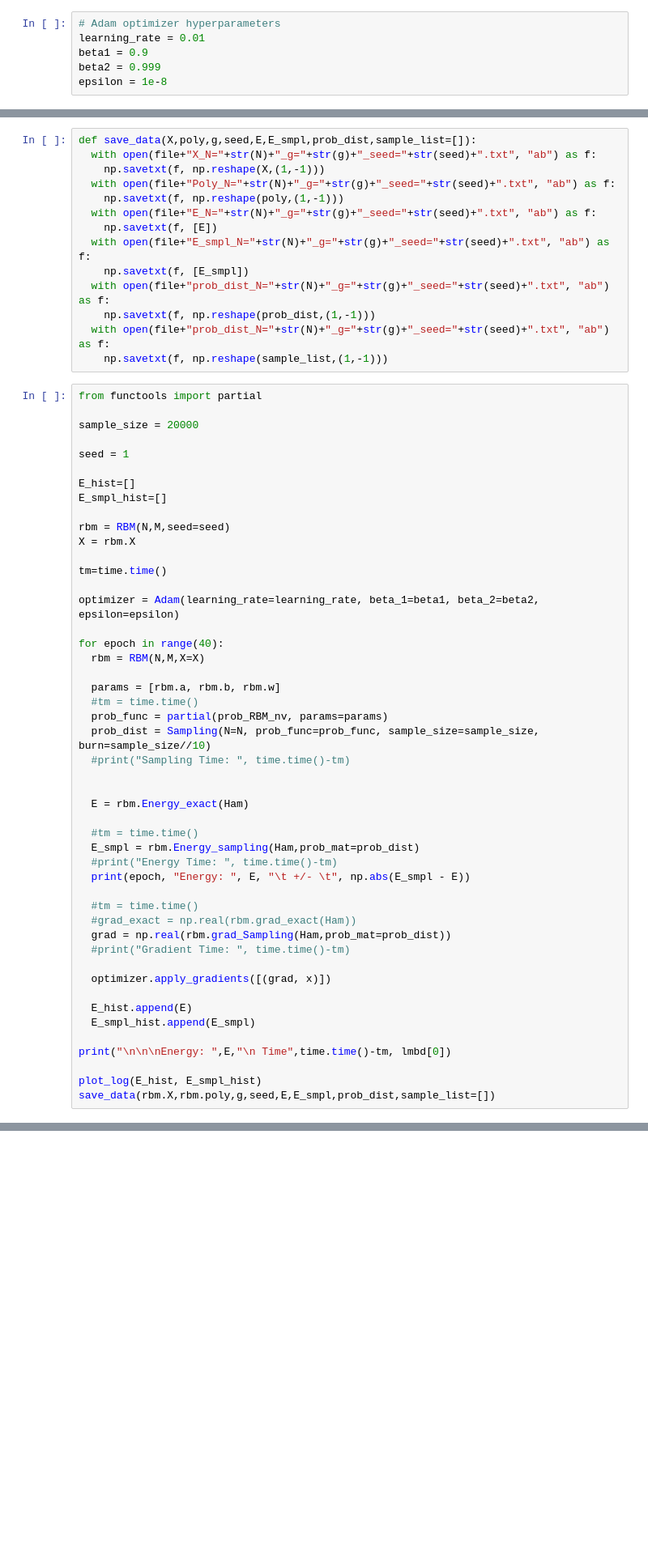
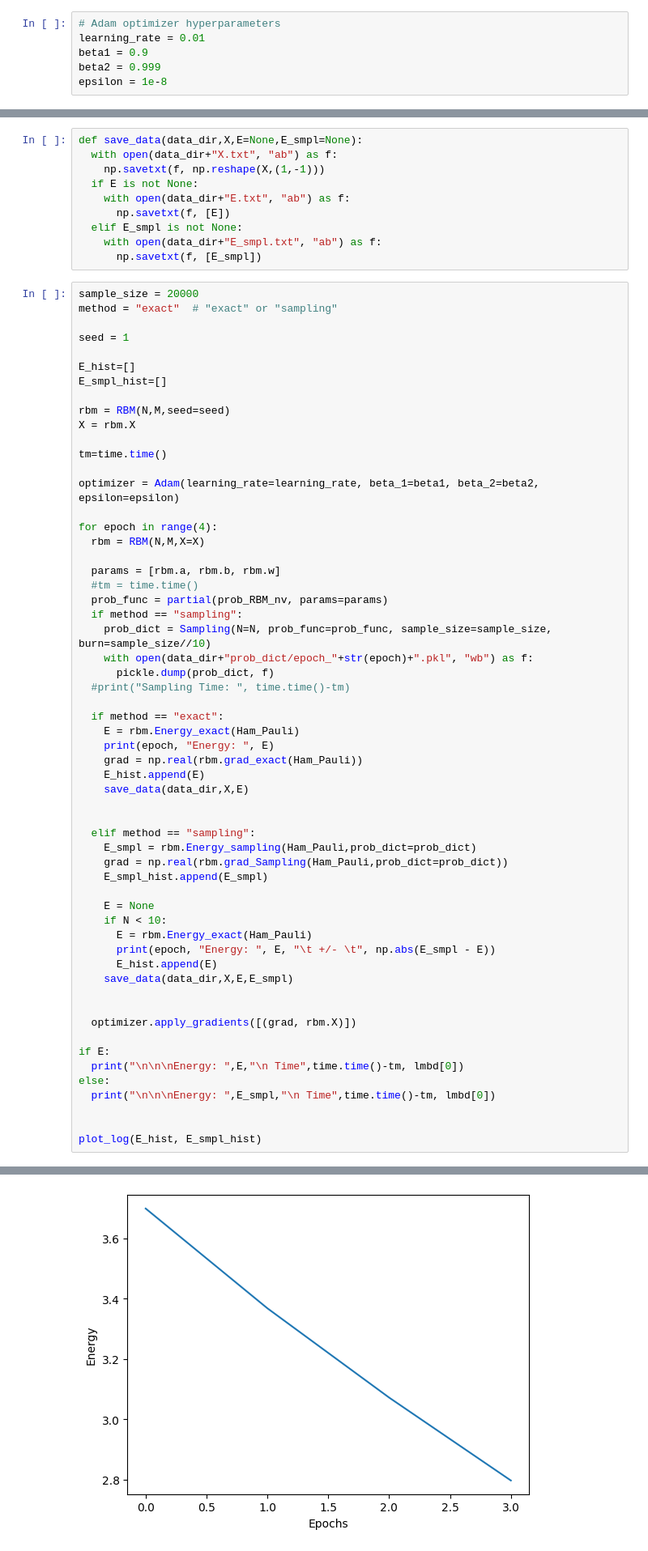
Before and after one commit to vinitX/Quantum-Sampling, a Jupyter notebook: CudaQ/LiCo_Numpy.ipynb, the cells around one changed output, grey strips where cells are left out. Shown at 81% size. Cells and saved outputs as stored; diff of their text form; blank space fills up the shorter version.

```diff
--- a/CudaQ/LiCo_Numpy.ipynb
+++ b/CudaQ/LiCo_Numpy.ipynb
@@ -68,21 +78,16 @@ def plot_log(E_hist, E_smpl_hist):
 # %%
-def save_data(X,poly,g,seed,E,E_smpl,prob_dist,sample_list=[]):
-  with open(file+"X_N="+str(N)+"_g="+str(g)+"_seed="+str(seed)+".txt", "ab") as f:
+def save_data(data_dir,X,E=None,E_smpl=None):
+  with open(data_dir+"X.txt", "ab") as f:
     np.savetxt(f, np.reshape(X,(1,-1)))
-  with open(file+"Poly_N="+str(N)+"_g="+str(g)+"_seed="+str(seed)+".txt", "ab") as f:
-    np.savetxt(f, np.reshape(poly,(1,-1)))
-  with open(file+"E_N="+str(N)+"_g="+str(g)+"_seed="+str(seed)+".txt", "ab") as f:
-    np.savetxt(f, [E])
-  with open(file+"E_smpl_N="+str(N)+"_g="+str(g)+"_seed="+str(seed)+".txt", "ab") as f:
-    np.savetxt(f, [E_smpl])
-  with open(file+"prob_dist_N="+str(N)+"_g="+str(g)+"_seed="+str(seed)+".txt", "ab") as f:
-    np.savetxt(f, np.reshape(prob_dist,(1,-1)))
-  with open(file+"prob_dist_N="+str(N)+"_g="+str(g)+"_seed="+str(seed)+".txt", "ab") as f:
-    np.savetxt(f, np.reshape(sample_list,(1,-1)))
+  if E is not None:
+    with open(data_dir+"E.txt", "ab") as f:
+      np.savetxt(f, [E])
+  elif E_smpl is not None:
+    with open(data_dir+"E_smpl.txt", "ab") as f:
+      np.savetxt(f, [E_smpl])
 # %%
-from functools import partial
-
 sample_size = 20000
+method = "exact"  # "exact" or "sampling"
 
 seed = 1
 
@@ -96,35 +101,46 @@ tm=time.time()
 
 optimizer = Adam(learning_rate=learning_rate, beta_1=beta1, beta_2=beta2, epsilon=epsilon)
 
-for epoch in range(40):
+for epoch in range(4):
   rbm = RBM(N,M,X=X)
 
   params = [rbm.a, rbm.b, rbm.w]
   #tm = time.time()
   prob_func = partial(prob_RBM_nv, params=params)
-  prob_dist = Sampling(N=N, prob_func=prob_func, sample_size=sample_size, burn=sample_size//10)
+  if method == "sampling":
+    prob_dict = Sampling(N=N, prob_func=prob_func, sample_size=sample_size, burn=sample_size//10)
+    with open(data_dir+"prob_dict/epoch_"+str(epoch)+".pkl", "wb") as f:
+      pickle.dump(prob_dict, f)
   #print("Sampling Time: ", time.time()-tm)
 
+  if method == "exact":
+    E = rbm.Energy_exact(Ham_Pauli)
+    print(epoch, "Energy: ", E)
+    grad = np.real(rbm.grad_exact(Ham_Pauli))
+    E_hist.append(E)
+    save_data(data_dir,X,E)
 
-  E = rbm.Energy_exact(Ham)
 
-  #tm = time.time()
-  E_smpl = rbm.Energy_sampling(Ham,prob_mat=prob_dist)
-  #print("Energy Time: ", time.time()-tm)
-  print(epoch, "Energy: ", E, "\t +/- \t", np.abs(E_smpl - E))
+  elif method == "sampling":
+    E_smpl = rbm.Energy_sampling(Ham_Pauli,prob_dict=prob_dict)
+    grad = np.real(rbm.grad_Sampling(Ham_Pauli,prob_dict=prob_dict))
+    E_smpl_hist.append(E_smpl)
 
-  #tm = time.time()
-  #grad_exact = np.real(rbm.grad_exact(Ham))
-  grad = np.real(rbm.grad_Sampling(Ham,prob_mat=prob_dist))
-  #print("Gradient Time: ", time.time()-tm)
+    E = None
+    if N < 10:
+      E = rbm.Energy_exact(Ham_Pauli)
+      print(epoch, "Energy: ", E, "\t +/- \t", np.abs(E_smpl - E))
+      E_hist.append(E)
+    save_data(data_dir,X,E,E_smpl)
 
-  optimizer.apply_gradients([(grad, x)])
 
-  E_hist.append(E)
-  E_smpl_hist.append(E_smpl)
+  optimizer.apply_gradients([(grad, rbm.X)])
 
-print("\n\n\nEnergy: ",E,"\n Time",time.time()-tm, lmbd[0])
+if E:
+  print("\n\n\nEnergy: ",E,"\n Time",time.time()-tm, lmbd[0])
+else:
+  print("\n\n\nEnergy: ",E_smpl,"\n Time",time.time()-tm, lmbd[0])
+
 
 plot_log(E_hist, E_smpl_hist)
-save_data(rbm.X,rbm.poly,g,seed,E,E_smpl,prob_dist,sample_list=[])
 # %% [output]
@@ -131,0 +156 @@ AttributeError: 'numpy.ndarray' object has no attribute 'terms'
+[figure, added]
```
Also changed, not shown: parts of 10 cells of this notebook, 3 other files.
